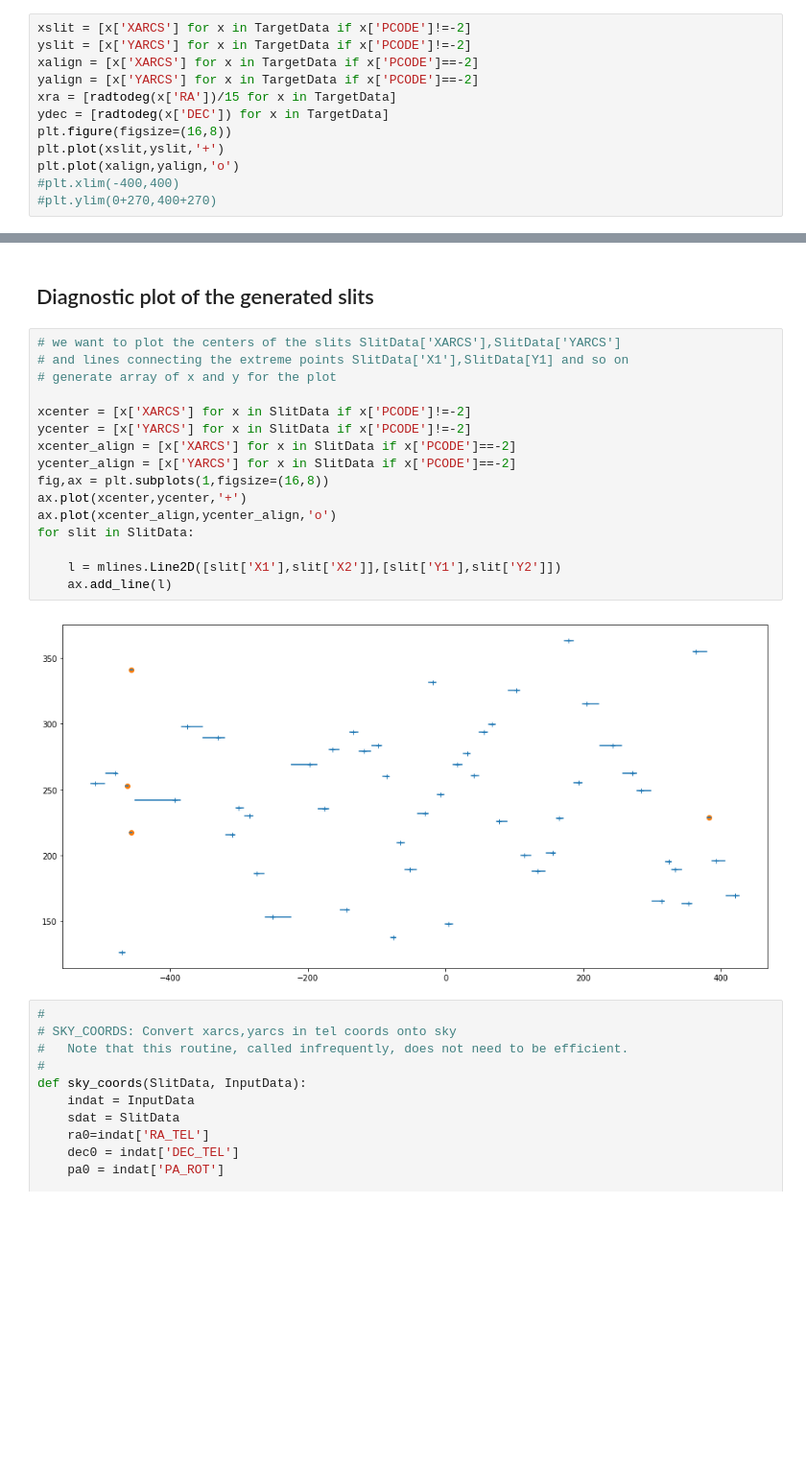
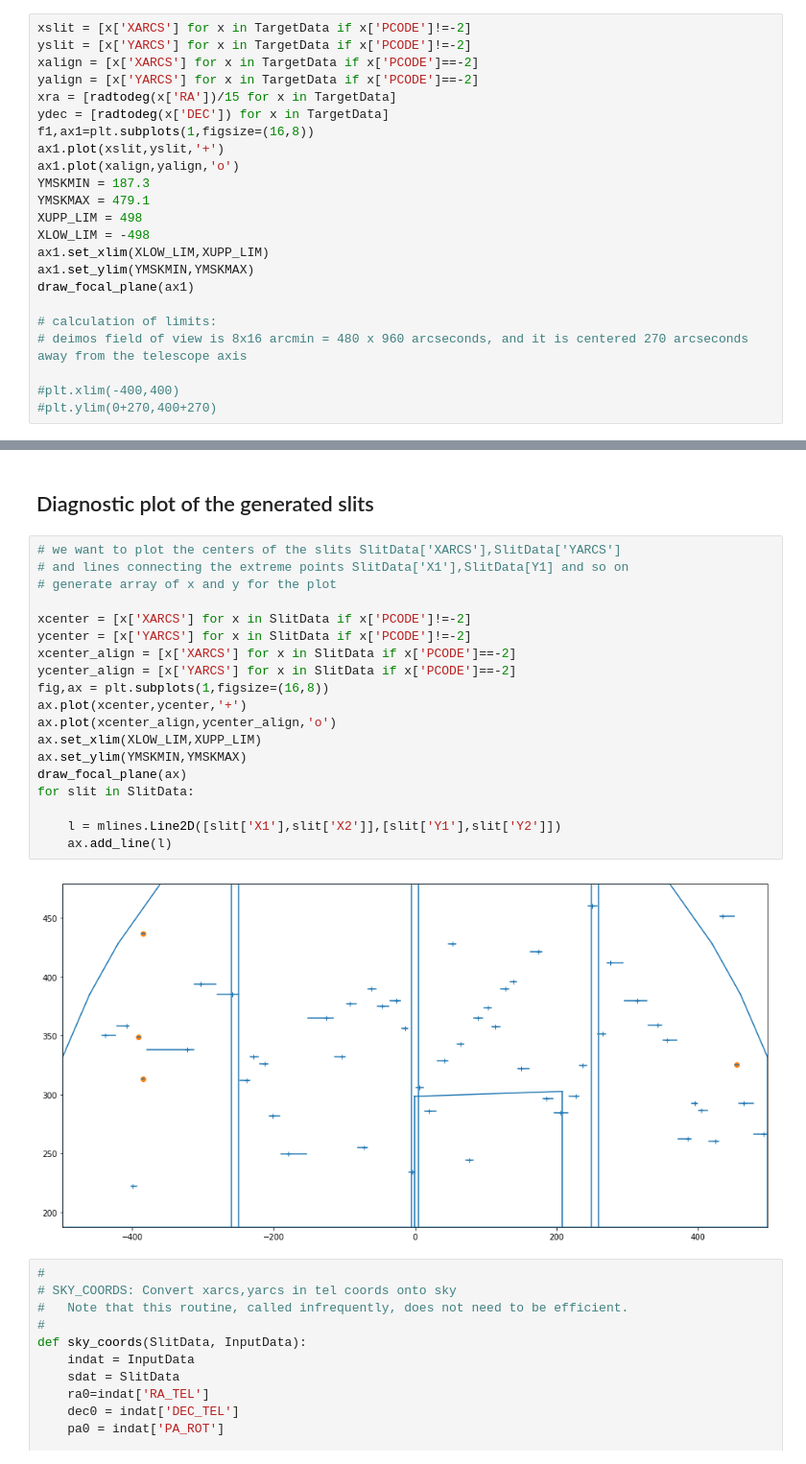
Before and after one commit to KeckObservatory/SlitmaskDesignTool, a Jupyter notebook: PythonConversionByLR/dsimulator.ipynb, the cells around one changed output, grey strips where cells are left out. Shown at 96% size. Saved outputs shown, nothing was run; the diff lists cells and outputs as text; blank space fills up the shorter version.

```diff
--- a/PythonConversionByLR/dsimulator.ipynb
+++ b/PythonConversionByLR/dsimulator.ipynb
@@ -349,9 +364,20 @@ xalign = [x['XARCS'] for x in TargetData if x['PCODE']==-2]
 yalign = [x['YARCS'] for x in TargetData if x['PCODE']==-2]
 xra = [radtodeg(x['RA'])/15 for x in TargetData]
 ydec = [radtodeg(x['DEC']) for x in TargetData]
-plt.figure(figsize=(16,8))
-plt.plot(xslit,yslit,'+')
-plt.plot(xalign,yalign,'o')
+f1,ax1=plt.subplots(1,figsize=(16,8))
+ax1.plot(xslit,yslit,'+')
+ax1.plot(xalign,yalign,'o')
+YMSKMIN = 187.3
+YMSKMAX = 479.1
+XUPP_LIM = 498
+XLOW_LIM = -498
+ax1.set_xlim(XLOW_LIM,XUPP_LIM)
+ax1.set_ylim(YMSKMIN,YMSKMAX)
+draw_focal_plane(ax1)
+
+# calculation of limits:
+# deimos field of view is 8x16 arcmin = 480 x 960 arcseconds, and it is centered 270 arcseconds away from the telescope axis
+
 #plt.xlim(-400,400)
 #plt.ylim(0+270,400+270)
 # %% [output]
@@ -581,21 +595,24 @@ pc1 is Alignment star
 # %%
 # we want to plot the centers of the slits SlitData['XARCS'],SlitData['YARCS']
 # and lines connecting the extreme points SlitData['X1'],SlitData[Y1] and so on
 # generate array of x and y for the plot
 
 xcenter = [x['XARCS'] for x in SlitData if x['PCODE']!=-2]
 ycenter = [x['YARCS'] for x in SlitData if x['PCODE']!=-2]
 xcenter_align = [x['XARCS'] for x in SlitData if x['PCODE']==-2]
 ycenter_align = [x['YARCS'] for x in SlitData if x['PCODE']==-2]
 fig,ax = plt.subplots(1,figsize=(16,8))
 ax.plot(xcenter,ycenter,'+')
 ax.plot(xcenter_align,ycenter_align,'o')
+ax.set_xlim(XLOW_LIM,XUPP_LIM)
+ax.set_ylim(YMSKMIN,YMSKMAX)
+draw_focal_plane(ax)
 for slit in SlitData:
 
     l = mlines.Line2D([slit['X1'],slit['X2']],[slit['Y1'],slit['Y2']])
     ax.add_line(l)
 # %% [output]
-[figure, old version]
+[figure, new version]
 # %%
 #
 # SKY_COORDS: Convert xarcs,yarcs in tel coords onto sky
```
Also changed, not shown: parts of 17 cells of this notebook, 1 other file.
